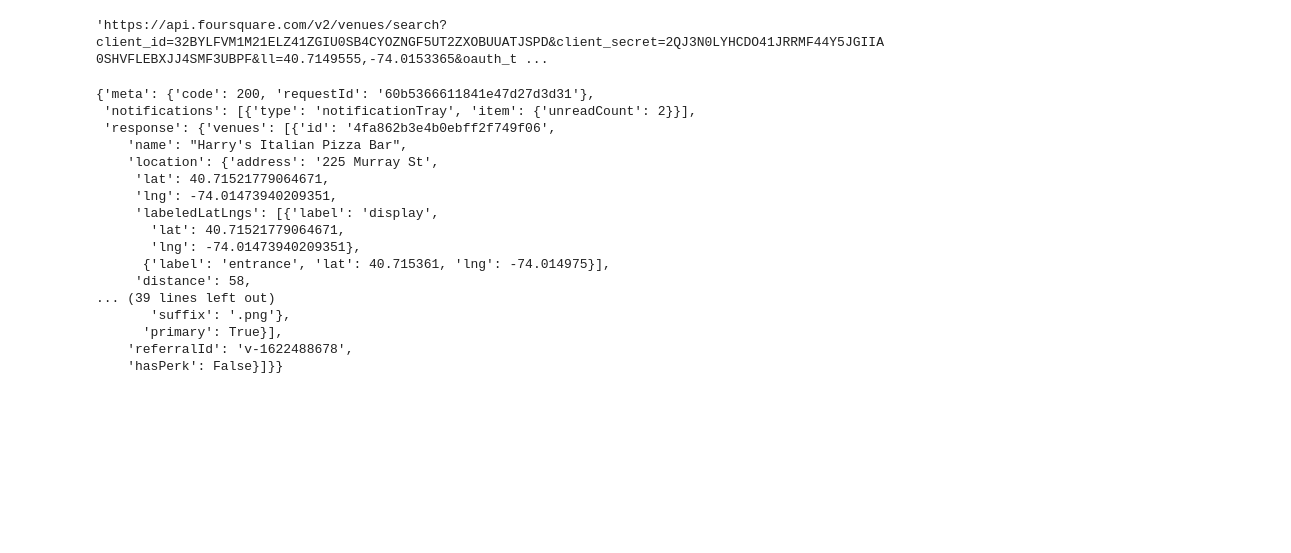
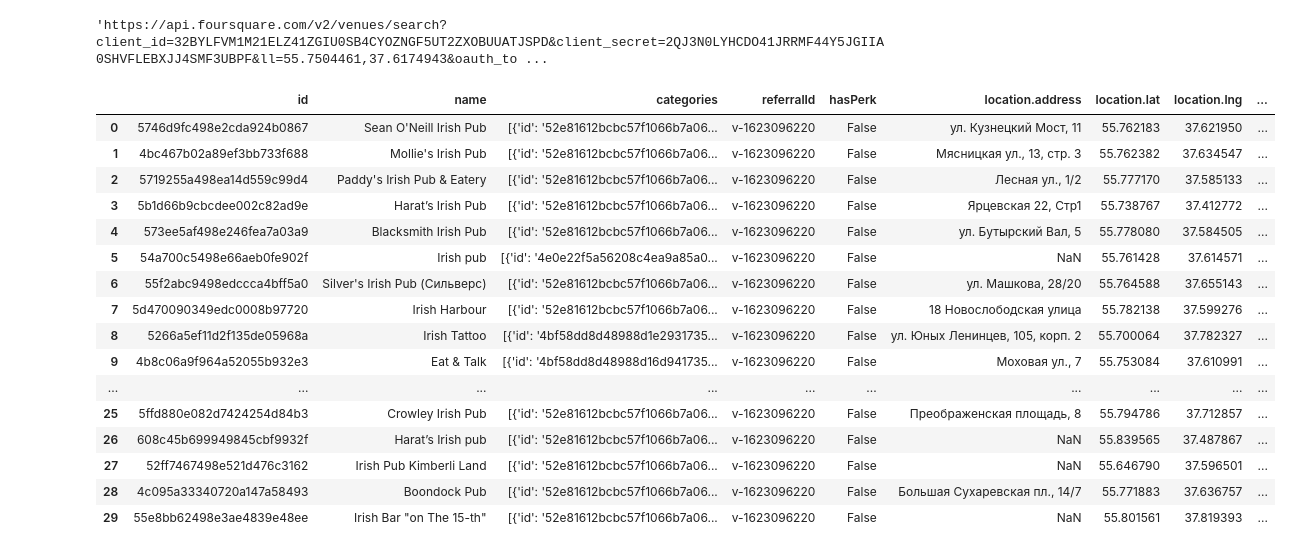
Before and after one commit to hasnobrains/Coursera_Capstone, a Jupyter notebook: The Battle of Neighborhoods.ipynb, the cells around one changed output. Saved outputs shown, nothing was run; the diff lists cells and outputs as text; code cells hidden in the pictures; blank space fills up the shorter version.

Commit message:
Checked moscow pubs

```diff
--- a/The Battle of Neighborhoods.ipynb
+++ b/The Battle of Neighborhoods.ipynb
@@ -17,38 +13,46 @@ ACCESS_TOKEN = 'USYTRHBRVGFD5F102GON4PMIXKB5AMIIJS0XET1505QRZD4K' # your FourSqu
 VERSION = '20180604'
 LIMIT = 30
 # %%
-address = '102 North End Ave, New York, NY'
+#address = '102 North End Ave, New York, NY'
+address = 'Moscow Russia'
 
 geolocator = Nominatim(user_agent="foursquare_agent")
 location = geolocator.geocode(address)
 latitude = location.latitude
 longitude = location.longitude
 # %%
-search_query = 'Italian'
+search_query = 'Irish'
 radius = 500
 # %%
 url = 'https://api.foursquare.com/v2/venues/search?client_id={}&client_secret={}&ll={},{}&oauth_token={}&v={}&query={}&radius={}&limit={}'.format(CLIENT_ID, CLIENT_SECRET, latitude, longitude,ACCESS_TOKEN, VERSION, search_query, radius, LIMIT)
+url = 'https://api.foursquare.com/v2/venues/search?client_id={}&client_secret={}&ll={},{}&oauth_token={}&v={}&query={}'.format(CLIENT_ID, CLIENT_SECRET, latitude, longitude,ACCESS_TOKEN, VERSION, search_query)
 url
 # %% [output]
-'https://api.foursquare.com/v2/venues/search?client_id=32BYLFVM1M21ELZ41ZGIU0SB4CYOZNGF5UT2ZXOBUUATJSPD&client_secret=2QJ3N0LYHCDO41JRRMF44Y5JGIIA0SHVFLEBXJJ4SMF3UBPF&ll=40.7149555,-74.0153365&oauth_t ...
+'https://api.foursquare.com/v2/venues/search?client_id=32BYLFVM1M21ELZ41ZGIU0SB4CYOZNGF5UT2ZXOBUUATJSPD&client_secret=2QJ3N0LYHCDO41JRRMF44Y5JGIIA0SHVFLEBXJJ4SMF3UBPF&ll=55.7504461,37.6174943&oauth_to ...
-# %%
-results = requests.get(url).json()
-results
-# %% [output]
-{'meta': {'code': 200, 'requestId': '60b5366611841e47d27d3d31'},
- 'notifications': [{'type': 'notificationTray', 'item': {'unreadCount': 2}}],
- 'response': {'venues': [{'id': '4fa862b3e4b0ebff2f749f06',
-    'name': "Harry's Italian Pizza Bar",
-    'location': {'address': '225 Murray St',
-     'lat': 40.71521779064671,
-     'lng': -74.01473940209351,
-     'labeledLatLngs': [{'label': 'display',
-       'lat': 40.71521779064671,
-       'lng': -74.01473940209351},
-      {'label': 'entrance', 'lat': 40.715361, 'lng': -74.014975}],
-     'distance': 58,
-... (39 lines left out)
-       'suffix': '.png'},
-      'primary': True}],
-    'referralId': 'v-1622488678',
-    'hasPerk': False}]}}
+# %%
+results = requests.get(url).json()
+# assign relevant part of JSON to venues
+venues = results['response']['venues']
+
+import pandas as pd
+# tranform venues into a dataframe
+dataframe = pd.json_normalize(venues)
+dataframe
+# %% [output]
+|  | id | name | categories | referralId | hasPerk | location.address | location.lat | location.lng | ... |
+| 0 | 5746d9fc498e2cda924b0867 | Sean O'Neill Irish Pub | [{'id': '52e81612bcbc57f1066b7a06... | v-1623096220 | False | ул. Кузнецкий Мост, 11 | 55.762183 | 37.621950 | ... |
+| 1 | 4bc467b02a89ef3bb733f688 | Mollie's Irish Pub | [{'id': '52e81612bcbc57f1066b7a06... | v-1623096220 | False | Мясницкая ул., 13, стр. 3 | 55.762382 | 37.634547 | ... |
+| 2 | 5719255a498ea14d559c99d4 | Paddy's Irish Pub & Eatery | [{'id': '52e81612bcbc57f1066b7a06... | v-1623096220 | False | Лесная ул., 1/2 | 55.777170 | 37.585133 | ... |
+| 3 | 5b1d66b9cbcdee002c82ad9e | Harat’s Irish Pub | [{'id': '52e81612bcbc57f1066b7a06... | v-1623096220 | False | Ярцевская 22, Стр1 | 55.738767 | 37.412772 | ... |
+| 4 | 573ee5af498e246fea7a03a9 | Blacksmith Irish Pub | [{'id': '52e81612bcbc57f1066b7a06... | v-1623096220 | False | ул. Бутырский Вал, 5 | 55.778080 | 37.584505 | ... |
+| 5 | 54a700c5498e66aeb0fe902f | Irish pub | [{'id': '4e0e22f5a56208c4ea9a85a0... | v-1623096220 | False | NaN | 55.761428 | 37.614571 | ... |
+| 6 | 55f2abc9498edccca4bff5a0 | Silver's Irish Pub (Сильверс) | [{'id': '52e81612bcbc57f1066b7a06... | v-1623096220 | False | ул. Машкова, 28/20 | 55.764588 | 37.655143 | ... |
+| 7 | 5d470090349edc0008b97720 | Irish Harbour | [{'id': '52e81612bcbc57f1066b7a06... | v-1623096220 | False | 18 Новослободская улица | 55.782138 | 37.599276 | ... |
+| 8 | 5266a5ef11d2f135de05968a | Irish Tattoo | [{'id': '4bf58dd8d48988d1e2931735... | v-1623096220 | False | ул. Юных Ленинцев, 105, корп. 2 | 55.700064 | 37.782327 | ... |
+| 9 | 4b8c06a9f964a52055b932e3 | Eat & Talk | [{'id': '4bf58dd8d48988d16d941735... | v-1623096220 | False | Моховая ул., 7 | 55.753084 | 37.610991 | ... |
+| ... | ... | ... | ... | ... | ... | ... | ... | ... | ... |
+| 25 | 5ffd880e082d7424254d84b3 | Crowley Irish Pub | [{'id': '52e81612bcbc57f1066b7a06... | v-1623096220 | False | Преображенская площадь, 8 | 55.794786 | 37.712857 | ... |
+| 26 | 608c45b699949845cbf9932f | Harat’s Irish pub | [{'id': '52e81612bcbc57f1066b7a06... | v-1623096220 | False | NaN | 55.839565 | 37.487867 | ... |
+| 27 | 52ff7467498e521d476c3162 | Irish Pub Kimberli Land | [{'id': '52e81612bcbc57f1066b7a06... | v-1623096220 | False | NaN | 55.646790 | 37.596501 | ... |
+| 28 | 4c095a33340720a147a58493 | Boondock Pub | [{'id': '52e81612bcbc57f1066b7a06... | v-1623096220 | False | Большая Сухаревская пл., 14/7 | 55.771883 | 37.636757 | ... |
+| 29 | 55e8bb62498e3ae4839e48ee | Irish Bar "on The 15-th" | [{'id': '52e81612bcbc57f1066b7a06... | v-1623096220 | False | NaN | 55.801561 | 37.819393 | ... |
```
Also changed, not shown: parts of 1 cell of this notebook.
